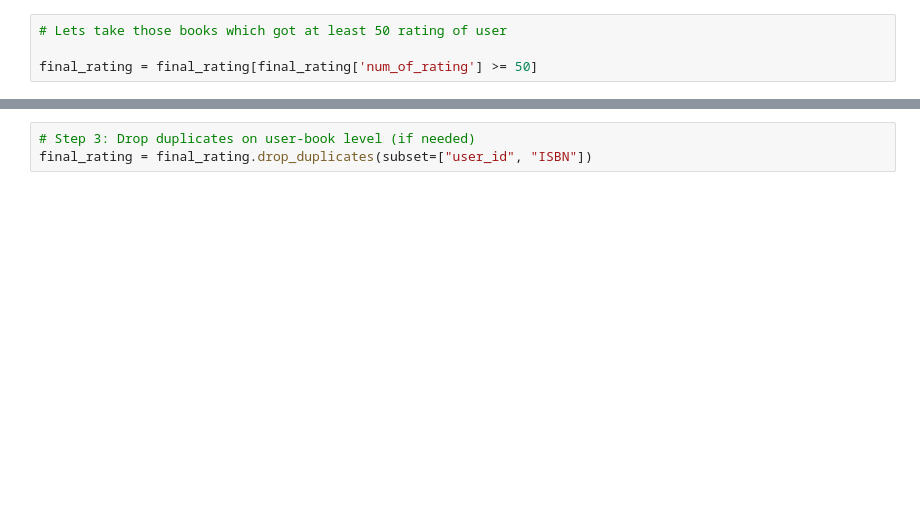
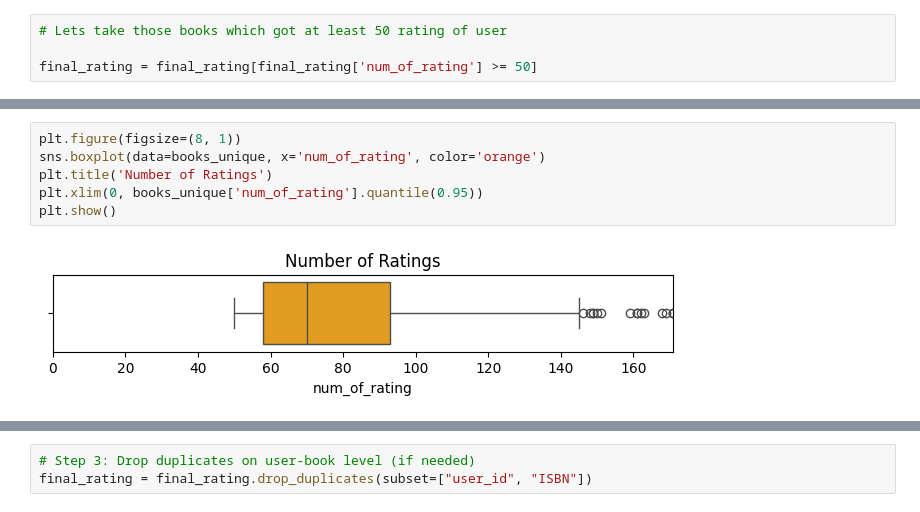
Before and after one commit to razyousuf/Book-Recommendation-Clustering-Pipeline, a Jupyter notebook: Experiment/research.ipynb, the cells around one changed output, grey strips where cells are left out. Saved outputs shown, nothing was run; the diff lists cells and outputs as text; blank space fills up the shorter version.

```diff
--- a/Experiment/research.ipynb
+++ b/Experiment/research.ipynb
@@ -352,0 +384,8 @@ final_rating.sample(30)
+# %%
+plt.figure(figsize=(8, 1))
+sns.boxplot(data=books_unique, x='num_of_rating', color='orange')
+plt.title('Number of Ratings')
+plt.xlim(0, books_unique['num_of_rating'].quantile(0.95))
+plt.show()
+# %% [output]
+[figure, added]
```
Also changed, not shown: parts of 14 cells of this notebook, 13 other files.
